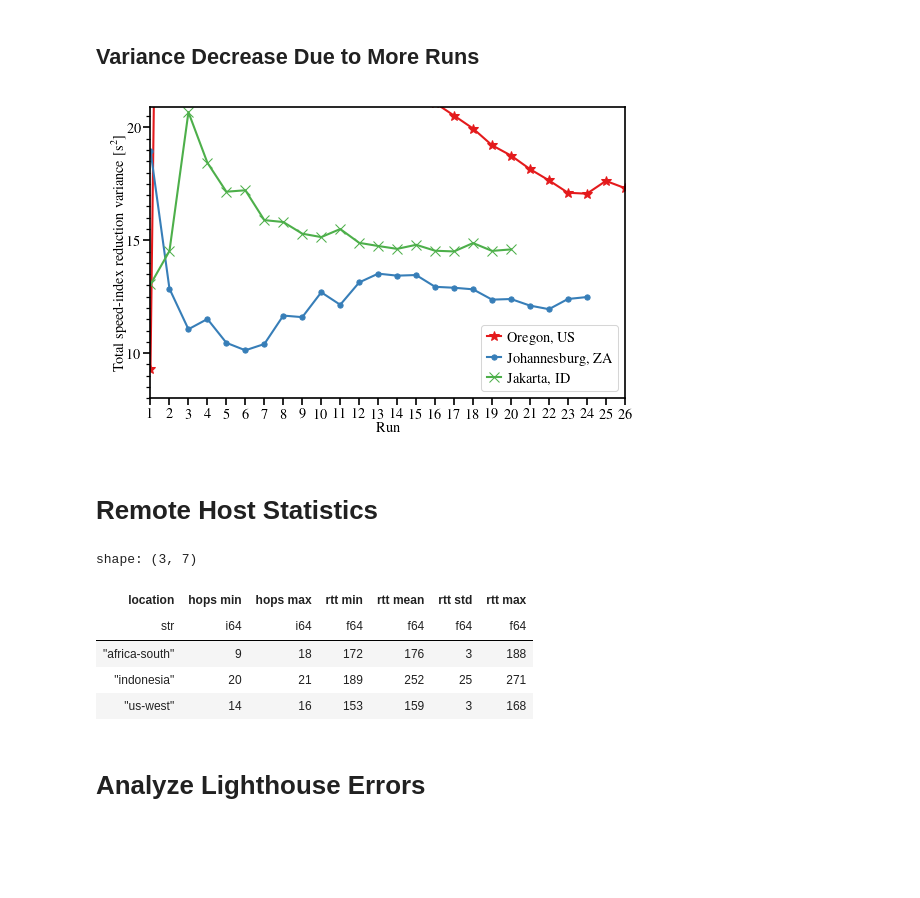
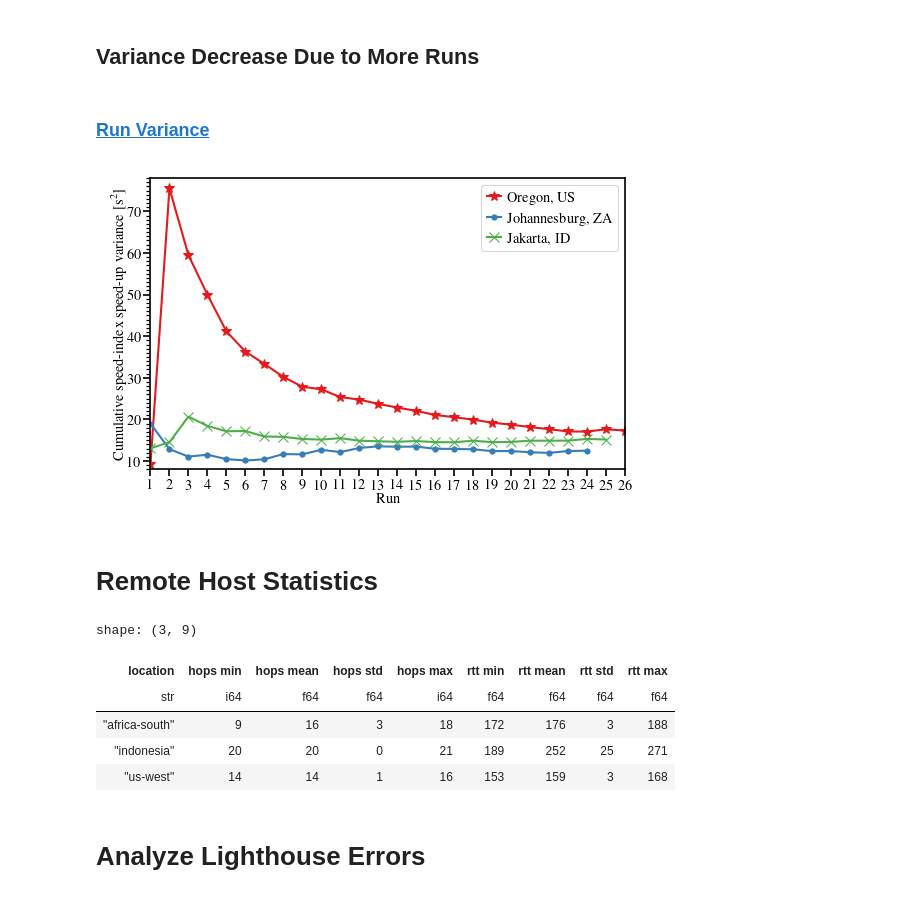
Before and after one commit to miri64/artifacts-tnsm26-cbor-dns-eval, a Jupyter notebook: 06_1evaluation.ipynb, the cells around one changed output. Cells and saved outputs as stored; diff of their text form; code cells hidden in the pictures; blank space fills up the shorter version.

```diff
--- a/06_1evaluation.ipynb
+++ b/06_1evaluation.ipynb
@@ -618,38 +681,48 @@ for location in LOCATIONS_SORTED:
         #         # (~92 s²), so we discarded it
         #         continue
         if location == "africa-south" and run <= 3:
             # we did not capture the remote proxy logs for those
             continue
         variance = times.filter(
             (polars.col("run") <= run)
         ).var().with_columns(
             runs=polars.lit(run - 3 if location == "africa-south" else run) # if location != "us-west" or run == 1 else run - 1)
             #runs=polars.lit(run if location != "us-west" or run == 1 else run - 1)
         ).select(["runs"] + METRICS)
 
         if variances is None:
             variances = variance
         else:
             variances = polars.concat(
                 [variances, variance],
             )
     ax.plot(
         variances["runs"],
         variances["speed_index"],
         label=LOCATIONS[location],
         markersize=5,
     )
 ax.set_xlabel("Run")
 ax.set_xlim(1, 26)
 ax.set_xticks(numpy.arange(1, 27))
-ax.set_ylabel("Total speed-index reduction variance [s$^{2}$]")
-ax.set_ylim(8, 20.9)
-ax.set_yticks(numpy.arange(10, 21, 5))
-ax.set_yticks(numpy.arange(8, 21, 0.5), minor=True)
+ax.set_ylabel("Cumulative speed-index speed-up variance [s$^{2}$]")
+# ax.set_ylim(8, 20.9)
+# ax.set_yticks(numpy.arange(10, 21, 5))
+# ax.set_yticks(numpy.arange(8, 21, 0.5), minor=True)
+ax.set_ylim(8, 78)
+ax.set_yticks(numpy.arange(10, 79, 10))
+ax.set_yticks(numpy.arange(8, 79, 1), minor=True)
 ax.legend()
+filepath = EVALUATION_DIR / "plots" / "lighthouse-run-var.pdf"
+display(
+    Markdown(
+        f"### [Run Variance]({str(filepath.relative_to(pathlib.Path.cwd()))})"
+    )
+)
 matplotlib.pyplot.show()
 # %% [output]
+### [Run Variance](06_1evaluation/plots/lighthouse-run-var.pdf)
-[figure, old version]
+[figure, new version]
 # %% [markdown]
 # Remote Host Statistics
 # %%
@@ -688,6 +761,8 @@ grep -e '\<LIGHTHOUSE_LOG_EXTRA\>' -e '\<PROXY_REMOTE_HOST\>' ${OUTPUT_PATH}/doc
         display(
             lf.group_by("location").agg(
                 polars.col("hops").min().alias("hops min"),
+                polars.col("hops").mean().alias("hops mean"),
+                polars.col("hops").std().alias("hops std"),
                 polars.col("hops").max().alias("hops max"),
                 polars.col("rtt").min().alias("rtt min"),
                 polars.col("rtt").mean().alias("rtt mean"),
@@ -696,12 +771,12 @@ grep -e '\<LIGHTHOUSE_LOG_EXTRA\>' -e '\<PROXY_REMOTE_HOST\>' ${OUTPUT_PATH}/doc
             ).sort("location").collect()
         )
 # %% [output]
-shape: (3, 7)
+shape: (3, 9)
-| location | hops min | hops max | rtt min | rtt mean | rtt std | rtt max |
-| str | i64 | i64 | f64 | f64 | f64 | f64 |
-| "africa-south" | 9 | 18 | 172 | 176 | 3 | 188 |
-| "indonesia" | 20 | 21 | 189 | 252 | 25 | 271 |
-| "us-west" | 14 | 16 | 153 | 159 | 3 | 168 |
+| location | hops min | hops mean | hops std | hops max | rtt min | rtt mean | rtt std | rtt max |
+| str | i64 | f64 | f64 | i64 | f64 | f64 | f64 | f64 |
+| "africa-south" | 9 | 16 | 3 | 18 | 172 | 176 | 3 | 188 |
+| "indonesia" | 20 | 20 | 0 | 21 | 189 | 252 | 25 | 271 |
+| "us-west" | 14 | 14 | 1 | 16 | 153 | 159 | 3 | 168 |
 # %% [markdown]
 # Analyze Lighthouse Errors
 # %%
```
Also changed, not shown: parts of 9 cells of this notebook.
